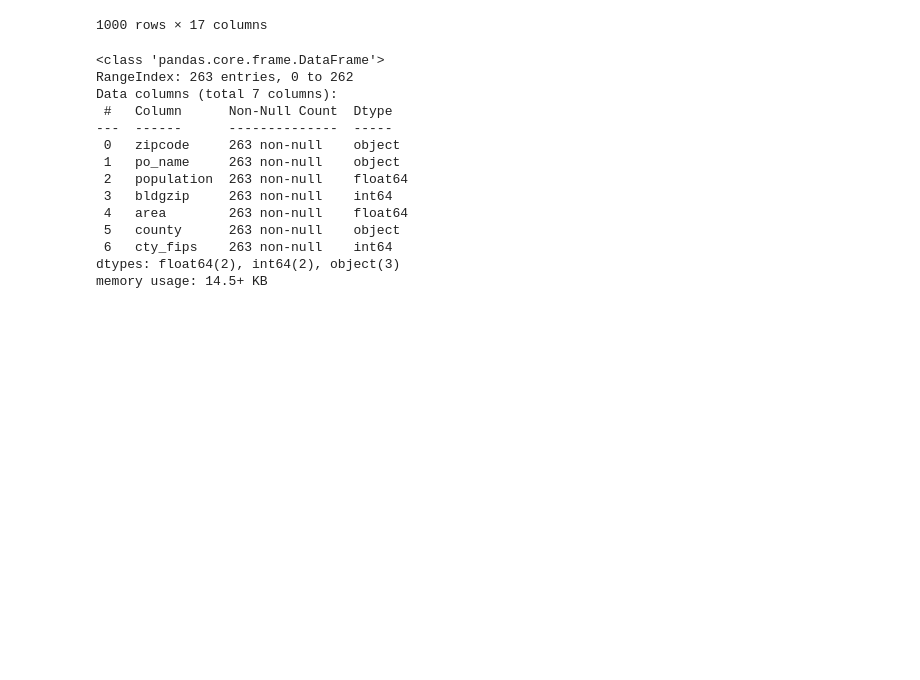
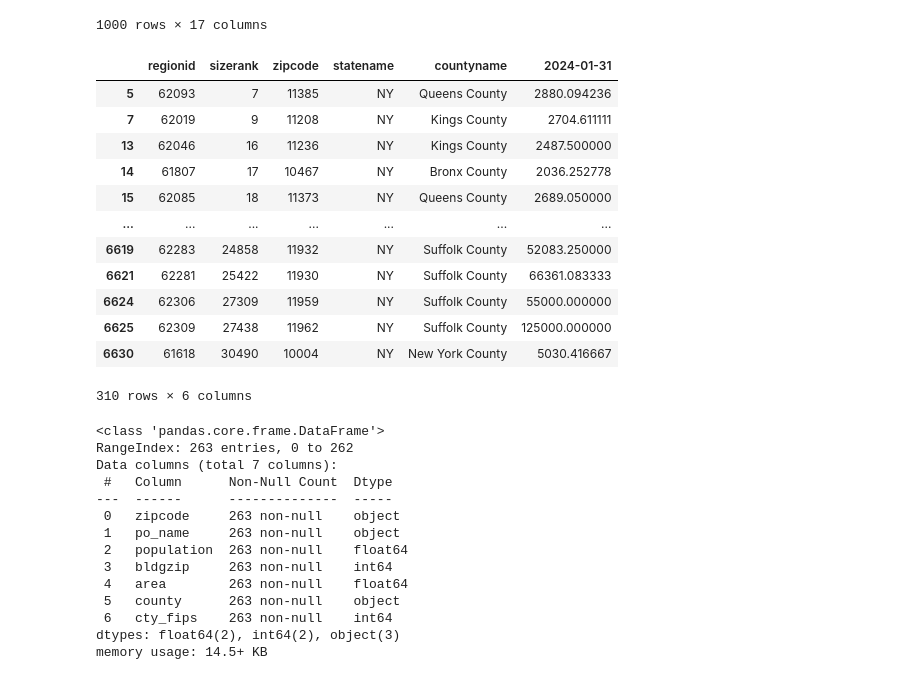
Before and after one commit to alexnaef/Tools-for-Analytics-Final-Project, a Jupyter notebook: Project Template.ipynb, the cells around one changed output. Saved outputs shown, nothing was run; the diff lists cells and outputs as text; code cells hidden in the pictures; blank space fills up the shorter version.

Commit message:
Removed columns from Zillow DF
Quickly removed and added columns for easier approach to building database.

```diff
--- a/Project Template.ipynb
+++ b/Project Template.ipynb
@@ -207,18 +207,34 @@ Requirement already satisfied: packaging in /Users/diegoampudia/anaconda3/lib/py
 # %%
 data_dir = Path("data")
 
 def load_and_clean_zillow_data(zillow_datafile):
     zillow_datafile = data_dir / "zillow_rent_data.csv"
     zillow_df = pd.read_csv(zillow_datafile)
-    zillow_df = zillow_df.drop(columns = ['StateName', 'RegionType','Metro', 'City'])
-    zillow_df = zillow_df.dropna()
+    keep_columns4 = ['RegionID','SizeRank','RegionName','StateName','CountyName','2024-01-31']
+    zillow_df = zillow_df[keep_columns4]
     zillow_df.columns = zillow_df.columns.str.strip().str.lower()
 
     return zillow_df
 
 zillow_datafile = 'data/zillow_rent_data.csv'  # Replace with your file path
 cleaned_zillow = load_and_clean_zillow_data(zillow_datafile)
-df_zillow = cleaned_zillow[cleaned_zillow['state'] == 'NY']
+df_zillow = cleaned_zillow[cleaned_zillow['statename'] == 'NY']
+df_zillow = df_zillow.rename(columns = {'regionname':'zipcode'})
+df_zillow
+# %% [output]
+|  | regionid | sizerank | zipcode | statename | countyname | 2024-01-31 |
+| 5 | 62093 | 7 | 11385 | NY | Queens County | 2880.094236 |
+| 7 | 62019 | 9 | 11208 | NY | Kings County | 2704.611111 |
+| 13 | 62046 | 16 | 11236 | NY | Kings County | 2487.500000 |
+| 14 | 61807 | 17 | 10467 | NY | Bronx County | 2036.252778 |
+| 15 | 62085 | 18 | 11373 | NY | Queens County | 2689.050000 |
+| ... | ... | ... | ... | ... | ... | ... |
+| 6619 | 62283 | 24858 | 11932 | NY | Suffolk County | 52083.250000 |
+| 6621 | 62281 | 25422 | 11930 | NY | Suffolk County | 66361.083333 |
+| 6624 | 62306 | 27309 | 11959 | NY | Suffolk County | 55000.000000 |
+| 6625 | 62309 | 27438 | 11962 | NY | Suffolk County | 125000.000000 |
+| 6630 | 61618 | 30490 | 10004 | NY | New York County | 5030.416667 |
+310 rows × 6 columns
 # %%
 def load_all_data():
     df_zipcodes = load_and_clean_zipcodes(zipcode_datafile)
```
Also changed, not shown: parts of 5 cells of this notebook.
